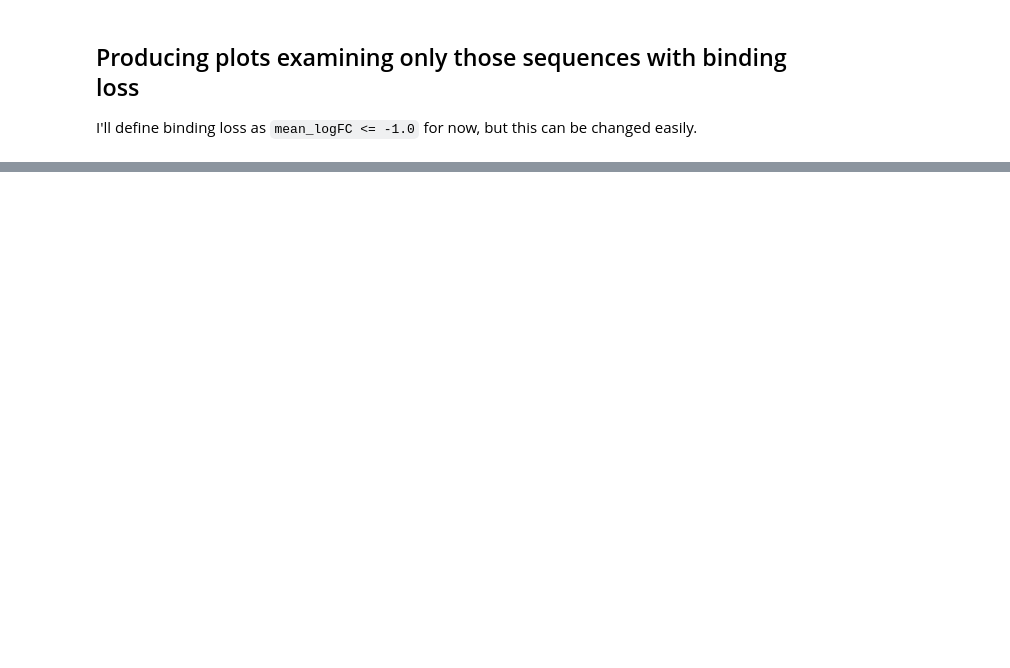
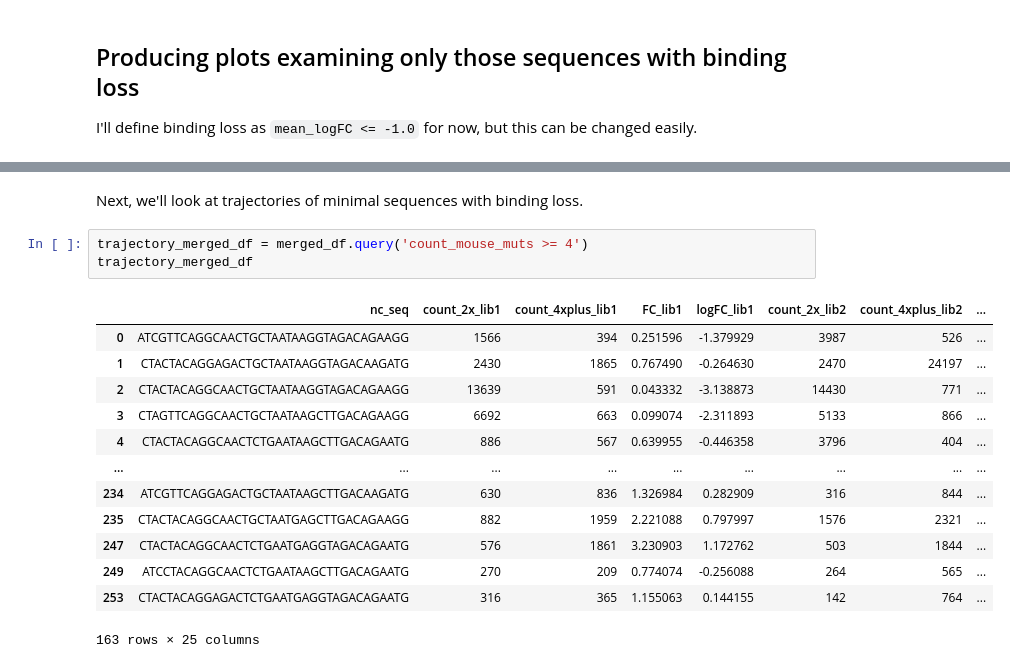
Before and after one commit to jbloomlab/ZIKV_Y2H_198-209_combinatorial_library, a Jupyter notebook: analysis_notebook.ipynb, the cells around one changed output, grey strips where cells are left out. Saved outputs shown, nothing was run; the diff lists cells and outputs as text; blank space fills up the shorter version.

Commit message:
add nonbinder trajectories to analysis

```diff
--- a/analysis_notebook.ipynb
+++ b/analysis_notebook.ipynb
@@ -796,3 +799,22 @@ chart.save('docs/barplot_nonBinders.html')
 chart
 # %% [output]
 [interactive output not drawn]
+# %% [markdown]
+Next, we'll look at trajectories of minimal sequences with binding loss.
+# %%
+trajectory_merged_df = merged_df.query('count_mouse_muts >= 4')
+trajectory_merged_df
+# %% [output]
+|  | nc_seq | count_2x_lib1 | count_4xplus_lib1 | FC_lib1 | logFC_lib1 | count_2x_lib2 | count_4xplus_lib2 | ... |
+| 0 | ATCGTTCAGGCAACTGCTAATAAGGTAGACAGAAGG | 1566 | 394 | 0.251596 | -1.379929 | 3987 | 526 | ... |
+| 1 | CTACTACAGGAGACTGCTAATAAGGTAGACAAGATG | 2430 | 1865 | 0.767490 | -0.264630 | 2470 | 24197 | ... |
+| 2 | CTACTACAGGCAACTGCTAATAAGGTAGACAGAAGG | 13639 | 591 | 0.043332 | -3.138873 | 14430 | 771 | ... |
+| 3 | CTAGTTCAGGCAACTGCTAATAAGCTTGACAGAAGG | 6692 | 663 | 0.099074 | -2.311893 | 5133 | 866 | ... |
+| 4 | CTACTACAGGCAACTCTGAATAAGCTTGACAGAATG | 886 | 567 | 0.639955 | -0.446358 | 3796 | 404 | ... |
+| ... | ... | ... | ... | ... | ... | ... | ... | ... |
+| 234 | ATCGTTCAGGAGACTGCTAATAAGCTTGACAAGATG | 630 | 836 | 1.326984 | 0.282909 | 316 | 844 | ... |
+| 235 | CTACTACAGGCAACTGCTAATGAGCTTGACAGAAGG | 882 | 1959 | 2.221088 | 0.797997 | 1576 | 2321 | ... |
+| 247 | CTACTACAGGCAACTCTGAATGAGGTAGACAGAATG | 576 | 1861 | 3.230903 | 1.172762 | 503 | 1844 | ... |
+| 249 | ATCCTACAGGCAACTCTGAATAAGCTTGACAGAATG | 270 | 209 | 0.774074 | -0.256088 | 264 | 565 | ... |
+| 253 | CTACTACAGGAGACTCTGAATGAGGTAGACAGAATG | 316 | 365 | 1.155063 | 0.144155 | 142 | 764 | ... |
+163 rows × 25 columns
```
Also changed, not shown: parts of 8 cells of this notebook, 5 other files.
